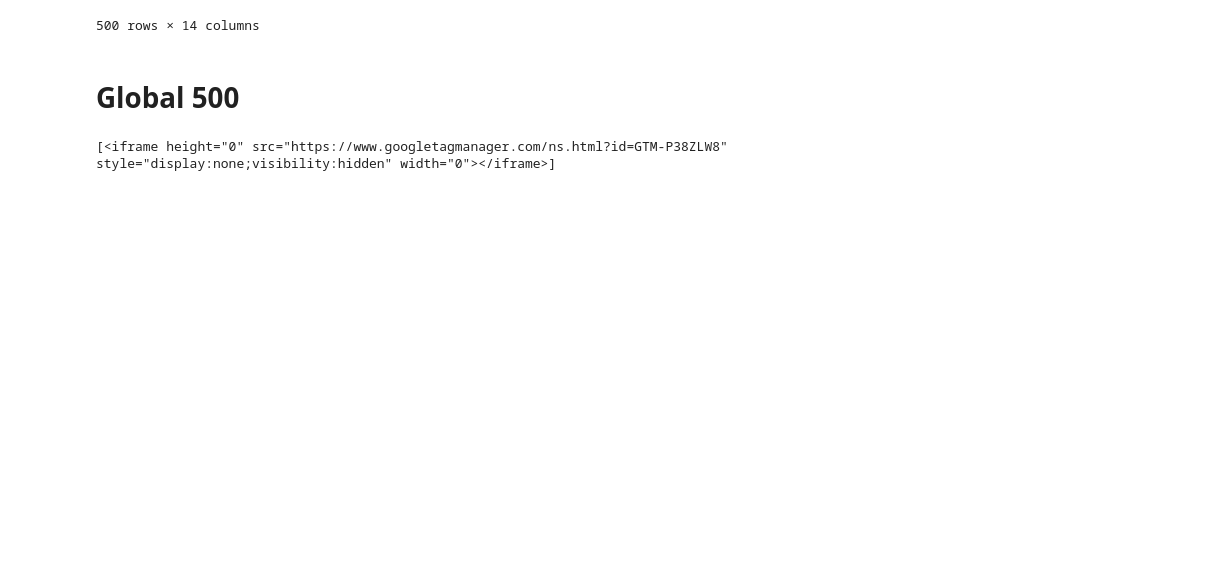
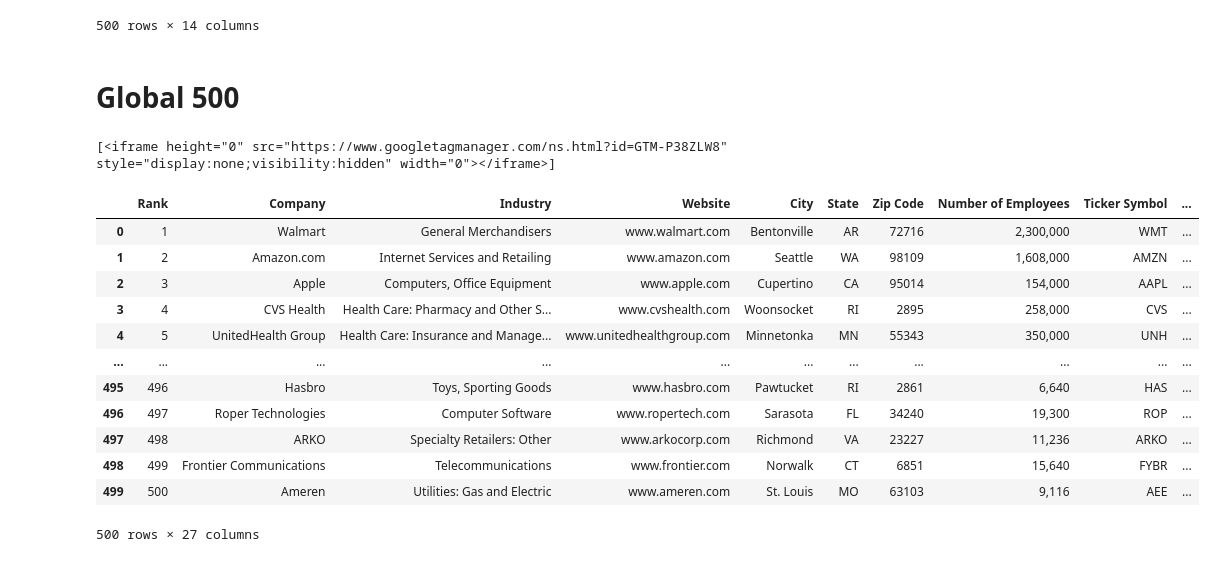
Before and after one commit to EatMoreOranges/Fortune-500-Dataset, a Jupyter notebook: web-scraping.ipynb, the cells around one changed output. Cells and saved outputs as stored; diff of their text form; code cells hidden in the pictures; blank space fills up the shorter version.

```diff
--- a/web-scraping.ipynb
+++ b/web-scraping.ipynb
@@ -141,0 +142,17 @@ global_df.drop([500,501],inplace=True)
+# %%
+company_df_2022 = pd.read_csv('data/2022-fortune-500-data.csv')
+company_df_2022
+# %% [output]
+|  | Rank | Company | Industry | Website | City | State | Zip Code | Number of Employees | Ticker Symbol | ... |
+| 0 | 1 | Walmart | General Merchandisers | www.walmart.com | Bentonville | AR | 72716 | 2,300,000 | WMT | ... |
+| 1 | 2 | Amazon.com | Internet Services and Retailing | www.amazon.com | Seattle | WA | 98109 | 1,608,000 | AMZN | ... |
+| 2 | 3 | Apple | Computers, Office Equipment | www.apple.com | Cupertino | CA | 95014 | 154,000 | AAPL | ... |
+| 3 | 4 | CVS Health | Health Care: Pharmacy and Other S... | www.cvshealth.com | Woonsocket | RI | 2895 | 258,000 | CVS | ... |
+| 4 | 5 | UnitedHealth Group | Health Care: Insurance and Manage... | www.unitedhealthgroup.com | Minnetonka | MN | 55343 | 350,000 | UNH | ... |
+| ... | ... | ... | ... | ... | ... | ... | ... | ... | ... | ... |
+| 495 | 496 | Hasbro | Toys, Sporting Goods | www.hasbro.com | Pawtucket | RI | 2861 | 6,640 | HAS | ... |
+| 496 | 497 | Roper Technologies | Computer Software | www.ropertech.com | Sarasota | FL | 34240 | 19,300 | ROP | ... |
+| 497 | 498 | ARKO | Specialty Retailers: Other | www.arkocorp.com | Richmond | VA | 23227 | 11,236 | ARKO | ... |
+| 498 | 499 | Frontier Communications | Telecommunications | www.frontier.com | Norwalk | CT | 6851 | 15,640 | FYBR | ... |
+| 499 | 500 | Ameren | Utilities: Gas and Electric | www.ameren.com | St. Louis | MO | 63103 | 9,116 | AEE | ... |
+500 rows × 27 columns
```
Also changed, not shown: parts of 2 cells of this notebook, 6 other files.
